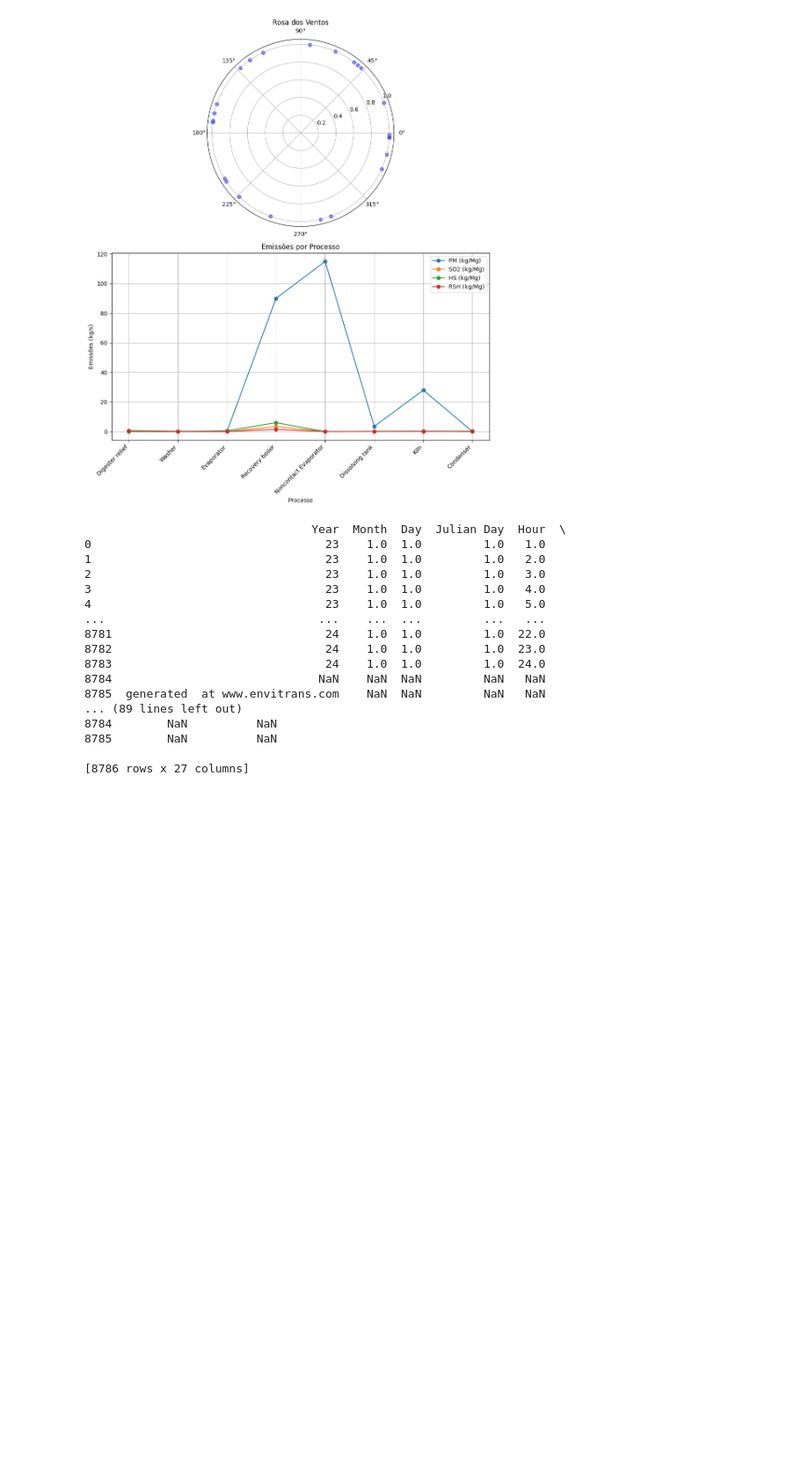
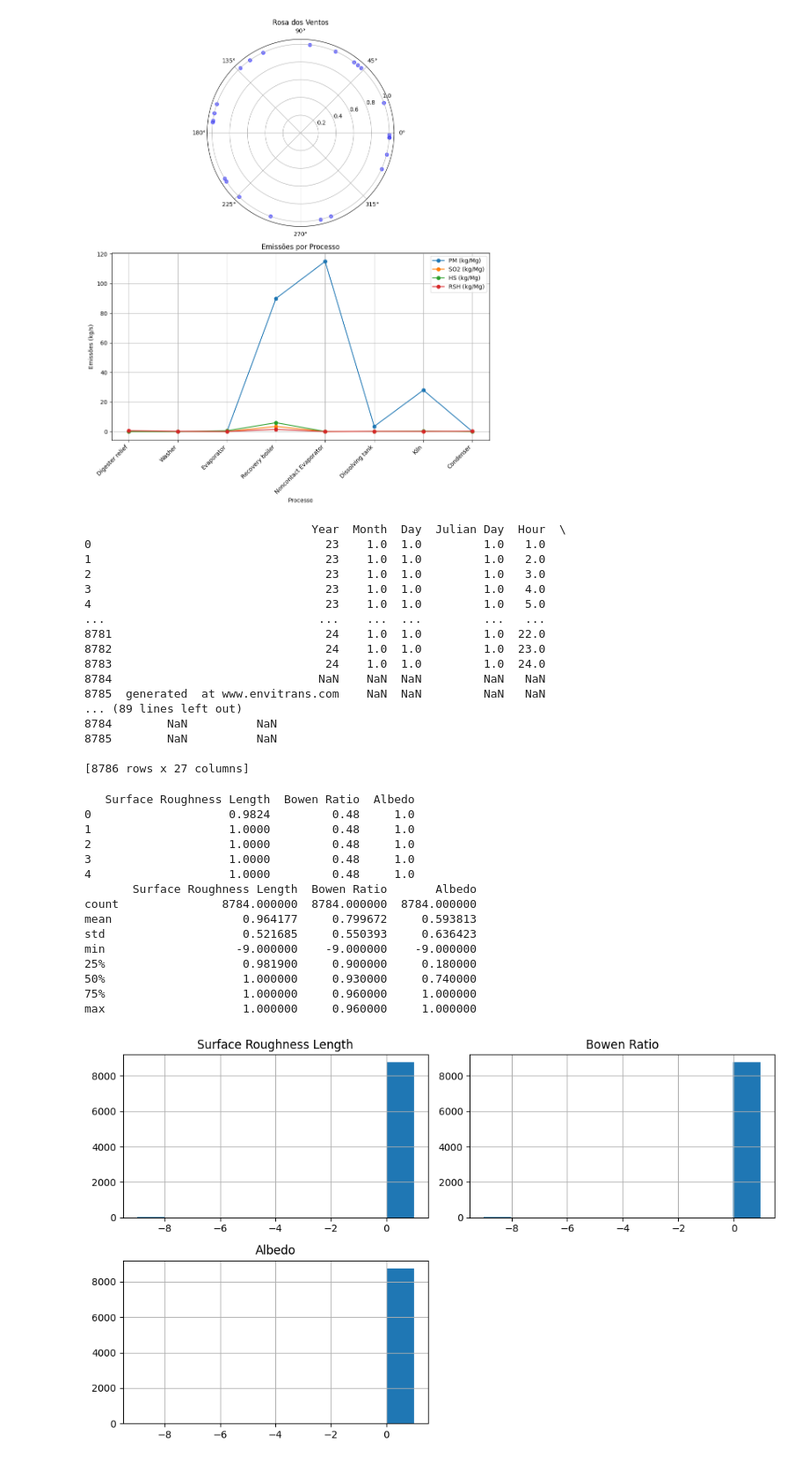
Before and after one commit to martinscica/ENS5173, a Jupyter notebook: Atv_02_Bruno_Cecilia.ipynb, the cells around one changed output. Shown at 88% size. Cells and saved outputs as stored; diff of their text form; code cells hidden in the pictures; blank space fills up the shorter version.

```diff
--- a/Atv_02_Bruno_Cecilia.ipynb
+++ b/Atv_02_Bruno_Cecilia.ipynb
@@ -1310,3 +1310,49 @@ print(data)
 8785        NaN          NaN
 
 [8786 rows x 27 columns]
+# %%
+import pandas as pd
+import matplotlib.pyplot as plt
+
+# Carregar os dados do arquivo METEO_dados_
+file_path = r"C:\Users\cecil\OneDrive\Documentos\CPA\ENS5173\inputs\EZ_AERMOD_martinscica_2024-06-09\METEO.SFC.csv"
+data = pd.read_csv(file_path)
+
+# Selecionar as colunas de interesse: Rugosidade, Bowen e Albedo
+variables_of_interest = [
+    'Surface Roughness Length', 'Bowen Ratio', 'Albedo'
+]
+selected_data = data[variables_of_interest]
+
+# Exibir as primeiras linhas das variáveis selecionadas
+print(selected_data.head())
+
+# Resumo estatístico das variáveis selecionadas
+print(selected_data.describe())
+
+# Histograma de cada variável selecionada
+selected_data.hist(figsize=(10, 6))
+plt.tight_layout()
+plt.show()
+
+# Boxplot de cada variável selecionada
+selected_data.boxplot(figsize=(10, 6))
+plt.xticks(rotation=90)
+plt.show()
+# %% [output]
+   Surface Roughness Length  Bowen Ratio  Albedo
+0                    0.9824         0.48     1.0
+1                    1.0000         0.48     1.0
+2                    1.0000         0.48     1.0
+3                    1.0000         0.48     1.0
+4                    1.0000         0.48     1.0
+       Surface Roughness Length  Bowen Ratio       Albedo
+count               8784.000000  8784.000000  8784.000000
+mean                   0.964177     0.799672     0.593813
+std                    0.521685     0.550393     0.636423
+min                   -9.000000    -9.000000    -9.000000
+25%                    0.981900     0.900000     0.180000
+50%                    1.000000     0.930000     0.740000
+75%                    1.000000     0.960000     1.000000
+max                    1.000000     0.960000     1.000000
+[figure, added]
```
Also changed, not shown: parts of 2 cells of this notebook.
